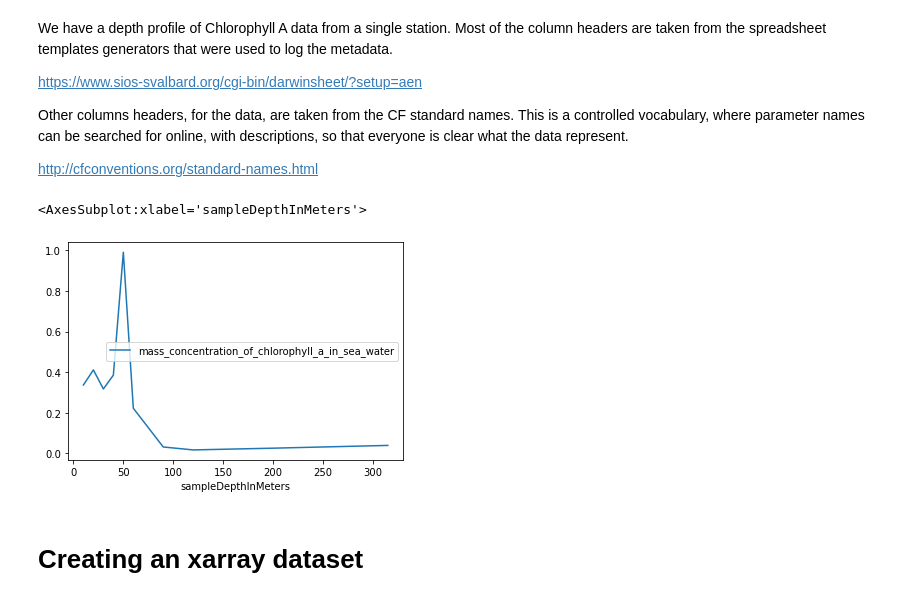
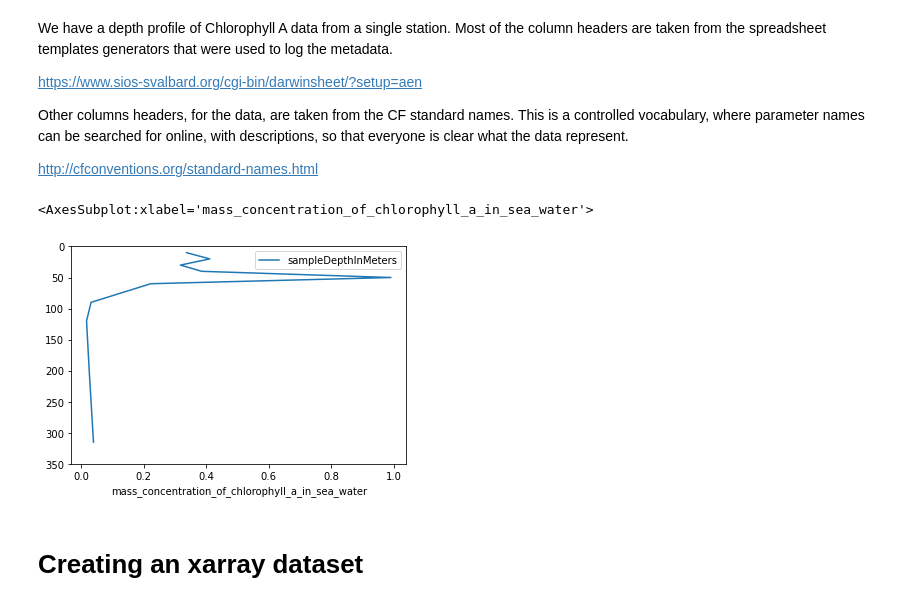
Before and after one commit to lhmarsden/NetCDF-CF_workshops, a Jupyter notebook: Python_workshop_materials/create_netcdf_file_depth_profile_xarray.ipynb, the cells around one changed output. Drawn from its saved outputs; the diff is of its cells as text; code cells hidden in the pictures.

```diff
--- a/Python_workshop_materials/create_netcdf_file_depth_profile_xarray.ipynb
+++ b/Python_workshop_materials/create_netcdf_file_depth_profile_xarray.ipynb
@@ -35,10 +35,10 @@ Other columns headers, for the data, are taken from the CF standard names. This
 
 http://cfconventions.org/standard-names.html
 # %%
-data.plot(x='sampleDepthInMeters', y='mass_concentration_of_chlorophyll_a_in_sea_water')
+data.plot(y='sampleDepthInMeters', x='mass_concentration_of_chlorophyll_a_in_sea_water', ylim=[350,0])
 # %% [output]
-<AxesSubplot:xlabel='sampleDepthInMeters'>
+<AxesSubplot:xlabel='mass_concentration_of_chlorophyll_a_in_sea_water'>
-[figure, old version]
+[figure, new version]
 # %% [markdown]
 # Creating an xarray dataset
 # %% [markdown]
```
Also changed, not shown: parts of 3 cells of this notebook, 3 other files.
